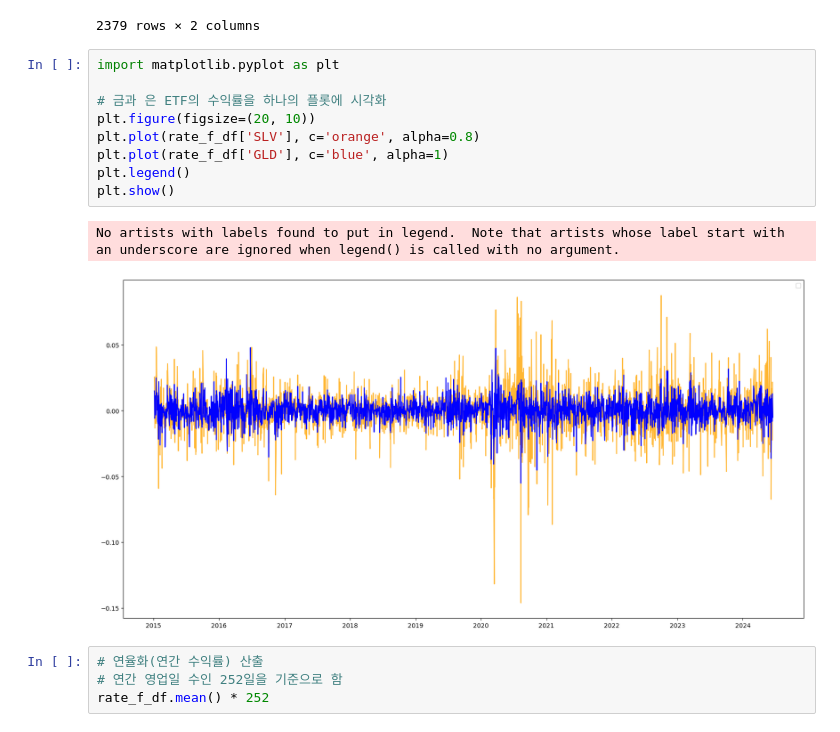
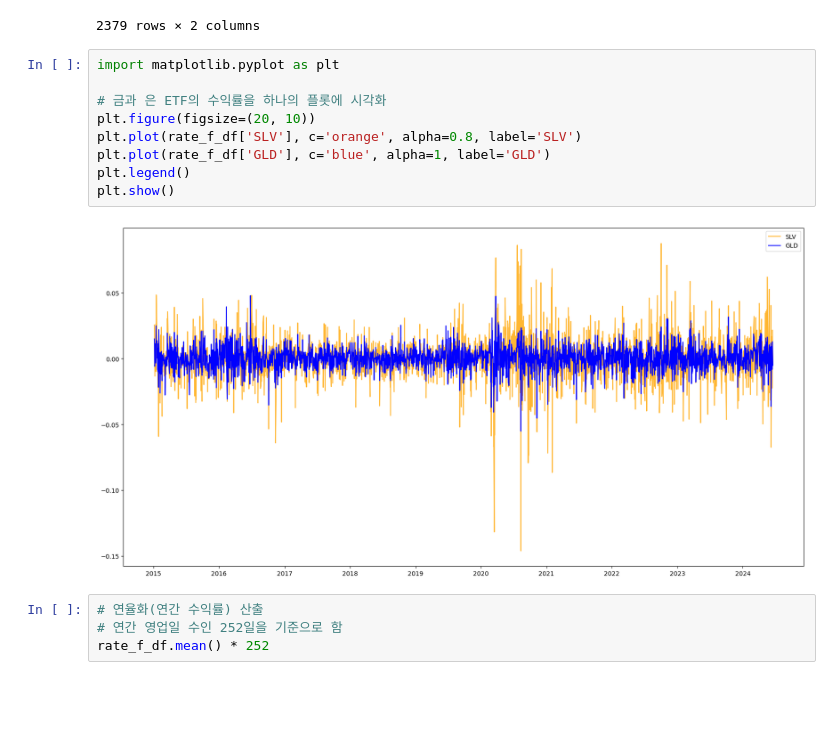
Before and after one commit to NoviceKim/time_series, a Jupyter notebook: time_series_project.ipynb, the cells around one changed output. Cells and saved outputs as stored; diff of their text form; blank space fills up the shorter version.

Commit message:
changed s6.png image

```diff
--- a/time_series_project.ipynb
+++ b/time_series_project.ipynb
@@ -102,15 +102,14 @@ rate_f_df
 # %%
 import matplotlib.pyplot as plt
 
 # 금과 은 ETF의 수익률을 하나의 플롯에 시각화
 plt.figure(figsize=(20, 10))
-plt.plot(rate_f_df['SLV'], c='orange', alpha=0.8)
-plt.plot(rate_f_df['GLD'], c='blue', alpha=1)
+plt.plot(rate_f_df['SLV'], c='orange', alpha=0.8, label='SLV')
+plt.plot(rate_f_df['GLD'], c='blue', alpha=1, label='GLD')
 plt.legend()
 plt.show()
 # %% [output]
-No artists with labels found to put in legend.  Note that artists whose label start with an underscore are ignored when legend() is called with no argument.
-[figure, old version]
+[figure, new version]
 # %%
 # 연율화(연간 수익률) 산출
 # 연간 영업일 수인 252일을 기준으로 함
```
